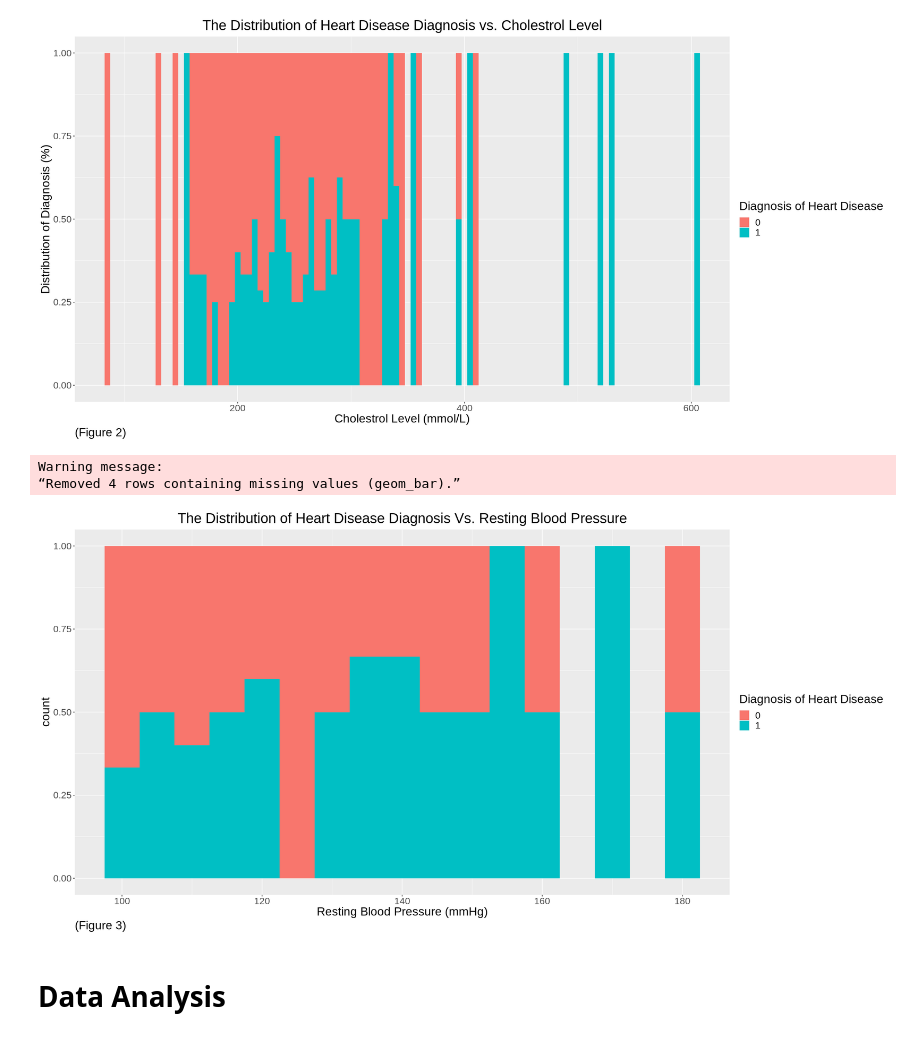
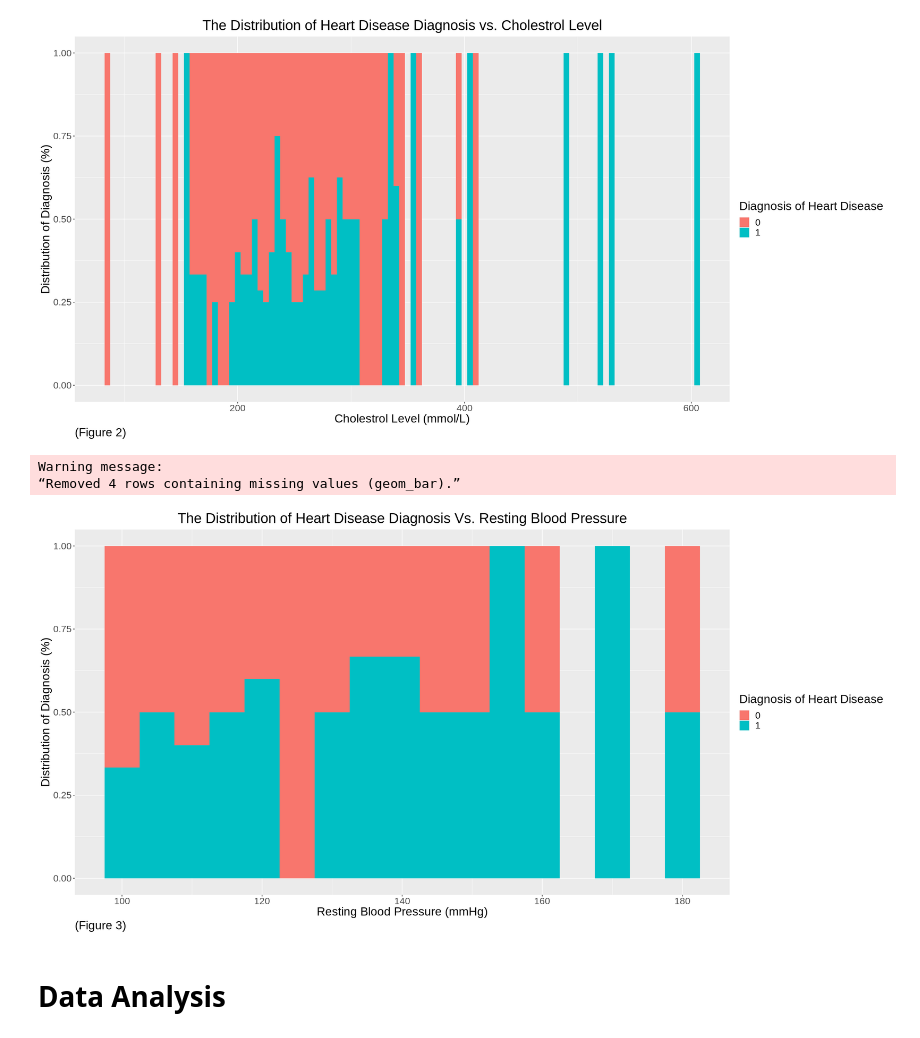
Before and after one commit to Tommy-Hu/dsci_100_heart_disease_project, a Jupyter notebook: Final Report.ipynb, the cells around one changed output. Cells and saved outputs as stored; diff of their text form; code cells hidden in the pictures.

Commit message:
Changed y-axis for a graph

```diff
--- a/Final Report.ipynb
+++ b/Final Report.ipynb
@@ -236,16 +236,16 @@ Warning message:
 # %%
 options(repr.plot.width = 20, repr.plot.height = 10)
 trestbps_distribution_plot <- trestbps_vs_count_data |>
                             ggplot(aes(x=trestbps, fill=num))+
                             geom_histogram(position="fill", binwidth=5)+
-                            labs(x = "Resting Blood Pressure (mmHg)", fill = "Diagnosis of Heart Disease", caption = "(Figure 3)")+
+                            labs(x = "Resting Blood Pressure (mmHg)", y= "Distribution of Diagnosis (%)", fill = "Diagnosis of Heart Disease", caption = "(Figure 3)")+
                             ggtitle("The Distribution of Heart Disease Diagnosis Vs. Resting Blood Pressure")+
                             theme(text=element_text(size=20), plot.caption = element_text(size=20, hjust = 0), plot.title = element_text(hjust = 0.5))
 trestbps_distribution_plot
 # %% [output]
 Warning message:
 “Removed 4 rows containing missing values (geom_bar).”
-[figure, old version]
+[figure, new version]
 # %% [markdown]
 <h1>Data Analysis</h1>
 # %% [markdown]
```
